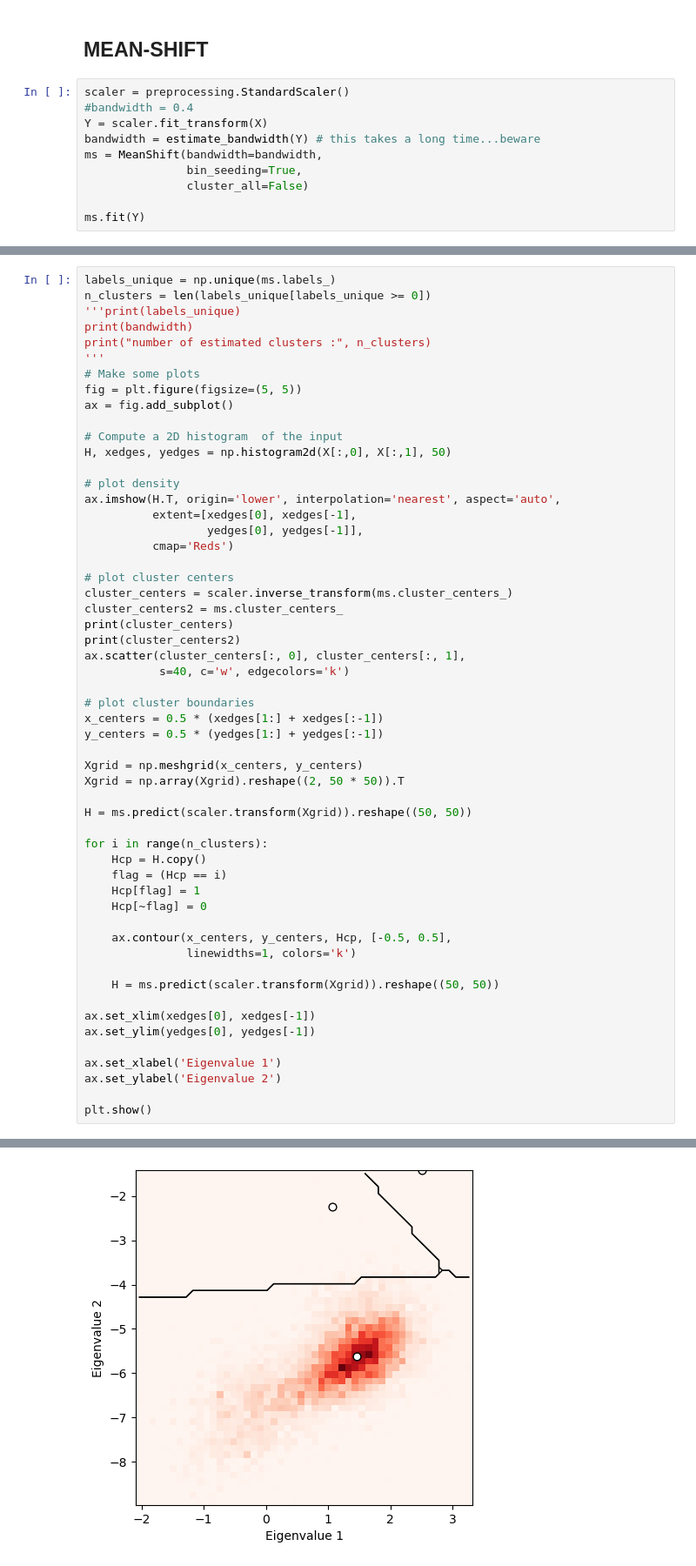
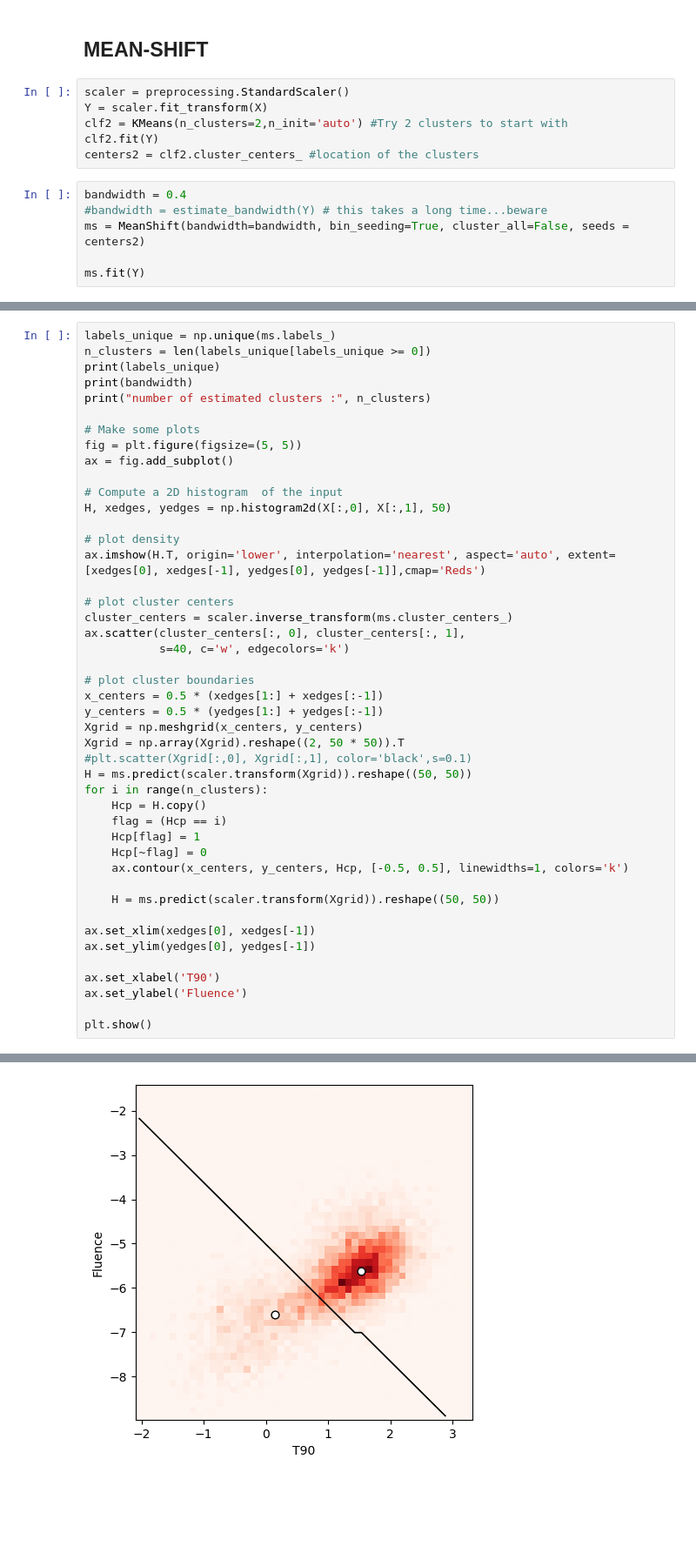
Before and after one commit to SimoneRestuccia/astrostatistics_bicocca_2024, a Jupyter notebook: working/L_14_01.ipynb, the cells around one changed output, grey strips where cells are left out. Shown: that part at 87% size. Saved outputs shown, nothing was run; the diff lists cells and outputs as text; blank space fills up the shorter version.

```diff
--- a/working/L_14_01.ipynb
+++ b/working/L_14_01.ipynb
@@ -68,13 +73,15 @@ plt.scatter(centers[:,0],centers[:,1], color='black');
 # %% [markdown]
 ## MEAN-SHIFT
+# %%
+scaler = preprocessing.StandardScaler()
+Y = scaler.fit_transform(X)
+clf2 = KMeans(n_clusters=2,n_init='auto') #Try 2 clusters to start with
+clf2.fit(Y)
+centers2 = clf2.cluster_centers_ #location of the clusters
 # %%
-scaler = preprocessing.StandardScaler()
-#bandwidth = 0.4
-Y = scaler.fit_transform(X)
-bandwidth = estimate_bandwidth(Y) # this takes a long time...beware
-ms = MeanShift(bandwidth=bandwidth,
-               bin_seeding=True,
-               cluster_all=False)
+bandwidth = 0.4
+#bandwidth = estimate_bandwidth(Y) # this takes a long time...beware
+ms = MeanShift(bandwidth=bandwidth, bin_seeding=True, cluster_all=False, seeds = centers2)
 
 ms.fit(Y)
 # %% [output]
@@ -82,10 +91,10 @@ MeanShift(bandwidth=1.127090208242699, bin_seeding=True, cluster_all=False)
 # %%
 labels_unique = np.unique(ms.labels_)
 n_clusters = len(labels_unique[labels_unique >= 0])
-'''print(labels_unique)
+print(labels_unique)
 print(bandwidth)
 print("number of estimated clusters :", n_clusters)
-'''
+
 # Make some plots
 fig = plt.figure(figsize=(5, 5))
 ax = fig.add_subplot()
@@ -94,44 +103,34 @@ ax = fig.add_subplot()
 H, xedges, yedges = np.histogram2d(X[:,0], X[:,1], 50)
 
 # plot density
-ax.imshow(H.T, origin='lower', interpolation='nearest', aspect='auto',
-          extent=[xedges[0], xedges[-1],
-                  yedges[0], yedges[-1]],
-          cmap='Reds')
+ax.imshow(H.T, origin='lower', interpolation='nearest', aspect='auto', extent=[xedges[0], xedges[-1], yedges[0], yedges[-1]],cmap='Reds')
 
 # plot cluster centers
 cluster_centers = scaler.inverse_transform(ms.cluster_centers_)
-cluster_centers2 = ms.cluster_centers_
-print(cluster_centers)
-print(cluster_centers2)
 ax.scatter(cluster_centers[:, 0], cluster_centers[:, 1],
            s=40, c='w', edgecolors='k')
 
 # plot cluster boundaries
 x_centers = 0.5 * (xedges[1:] + xedges[:-1])
 y_centers = 0.5 * (yedges[1:] + yedges[:-1])
-
 Xgrid = np.meshgrid(x_centers, y_centers)
 Xgrid = np.array(Xgrid).reshape((2, 50 * 50)).T
-
+#plt.scatter(Xgrid[:,0], Xgrid[:,1], color='black',s=0.1)
 H = ms.predict(scaler.transform(Xgrid)).reshape((50, 50))
-
 for i in range(n_clusters):
     Hcp = H.copy()
     flag = (Hcp == i)
     Hcp[flag] = 1
     Hcp[~flag] = 0
-
-    ax.contour(x_centers, y_centers, Hcp, [-0.5, 0.5],
-               linewidths=1, colors='k')
+    ax.contour(x_centers, y_centers, Hcp, [-0.5, 0.5], linewidths=1, colors='k')
 
     H = ms.predict(scaler.transform(Xgrid)).reshape((50, 50))
 
 ax.set_xlim(xedges[0], xedges[-1])
 ax.set_ylim(yedges[0], yedges[-1])
 
-ax.set_xlabel('Eigenvalue 1')
-ax.set_ylabel('Eigenvalue 2')
+ax.set_xlabel('T90')
+ax.set_ylabel('Fluence')
 
 plt.show()
 # %% [output]
@@ -144 +140 @@ plt.show()
-[figure, old version]
+[figure, new version]
```
Also changed, not shown: parts of 6 cells of this notebook, 1 other file.
